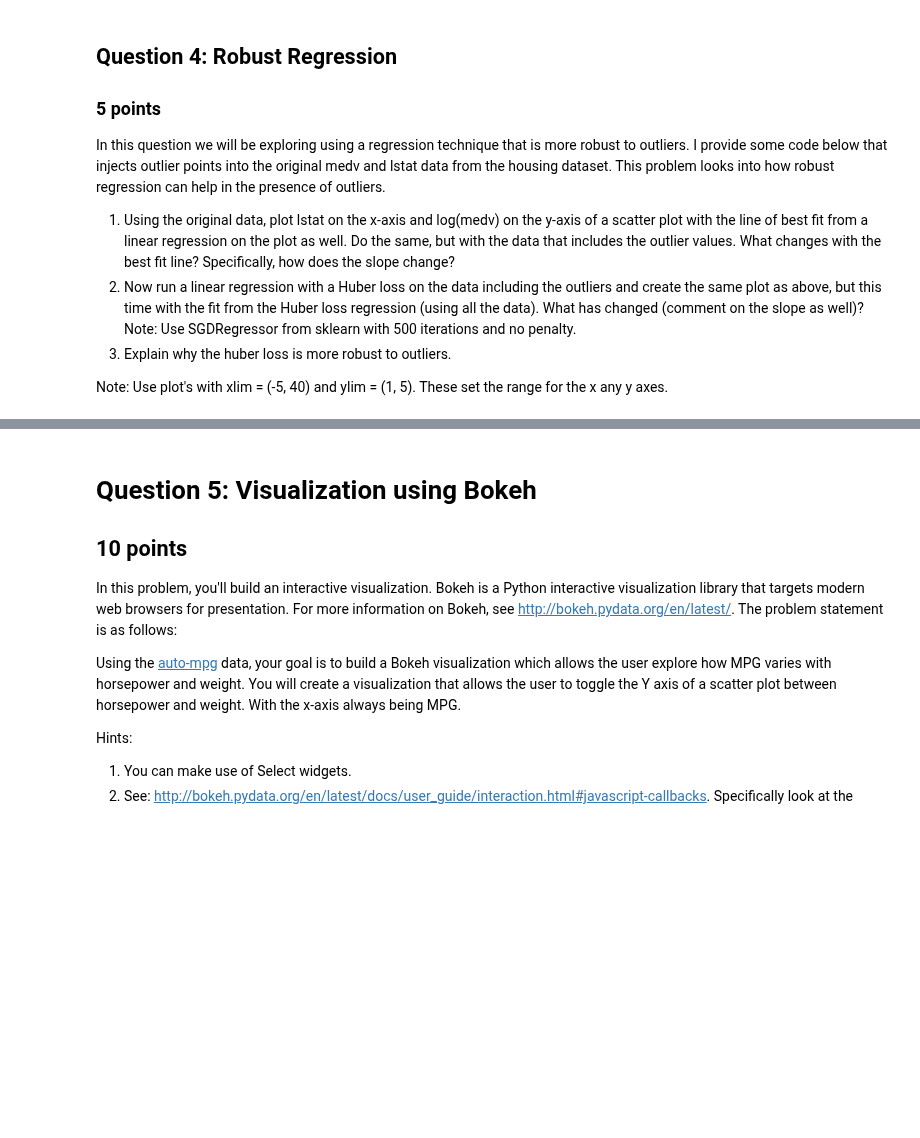
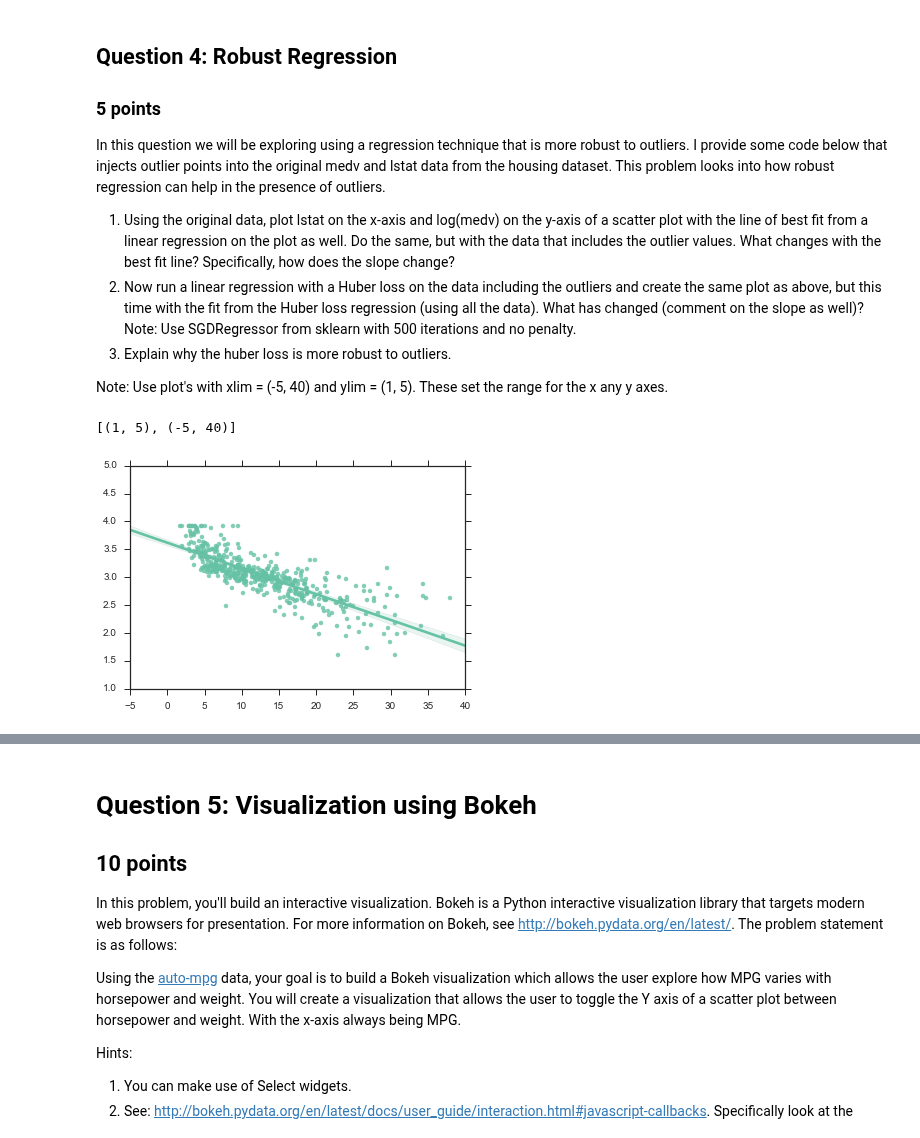
Before and after one commit to mghodges/HW2, a Jupyter notebook: Group4_HW2.ipynb, the cells around one changed output, grey strips where cells are left out. Drawn from its saved outputs; the diff is of its cells as text; code cells hidden in the pictures; blank space fills up the shorter version.

```diff
--- a/Group4_HW2.ipynb
+++ b/Group4_HW2.ipynb
@@ -146,6 +126,14 @@ Note:  Use plot's with xlim = (-5, 40) and ylim = (1, 5). These set the range fo
 # %%
 import pandas as pd
 import numpy as np
+import seaborn as sns
+sns.set(style='ticks', palette='Set2')
+from mpl_toolkits.mplot3d import axes3d
+import matplotlib.pyplot as plt
+from sklearn import linear_model
+from sklearn.linear_model import LinearRegression
+
+%matplotlib inline
 
 housing_data = pd.read_csv("https://archive.ics.uci.edu/ml/machine-learning-databases/housing/housing.data",
                    delim_whitespace=True, header=None,
@@ -161,3 +149,8 @@ medv_outliers = np.random.normal(1, 1, 5)
 lstat_outliers = np.random.normal(1, 1, 5)
 medv_with_outliers = np.append(medv, medv_outliers)
 lstat_with_outliers = np.append(lstat, lstat_outliers)
+# %%
+sns.regplot(lstat, np.log(medv)).set(xlim=(-5, 40), ylim=(1, 5))
+# %% [output]
+[(1, 5), (-5, 40)]
+[figure, added]
```
Also changed, not shown: parts of 8 cells of this notebook.
